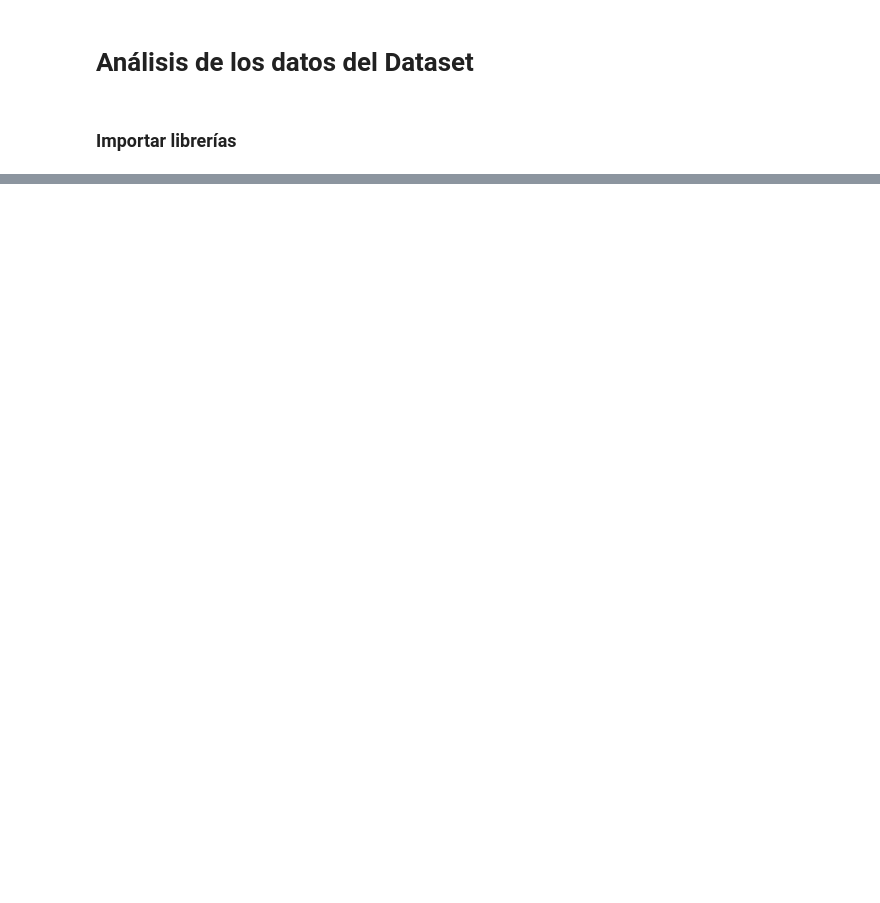
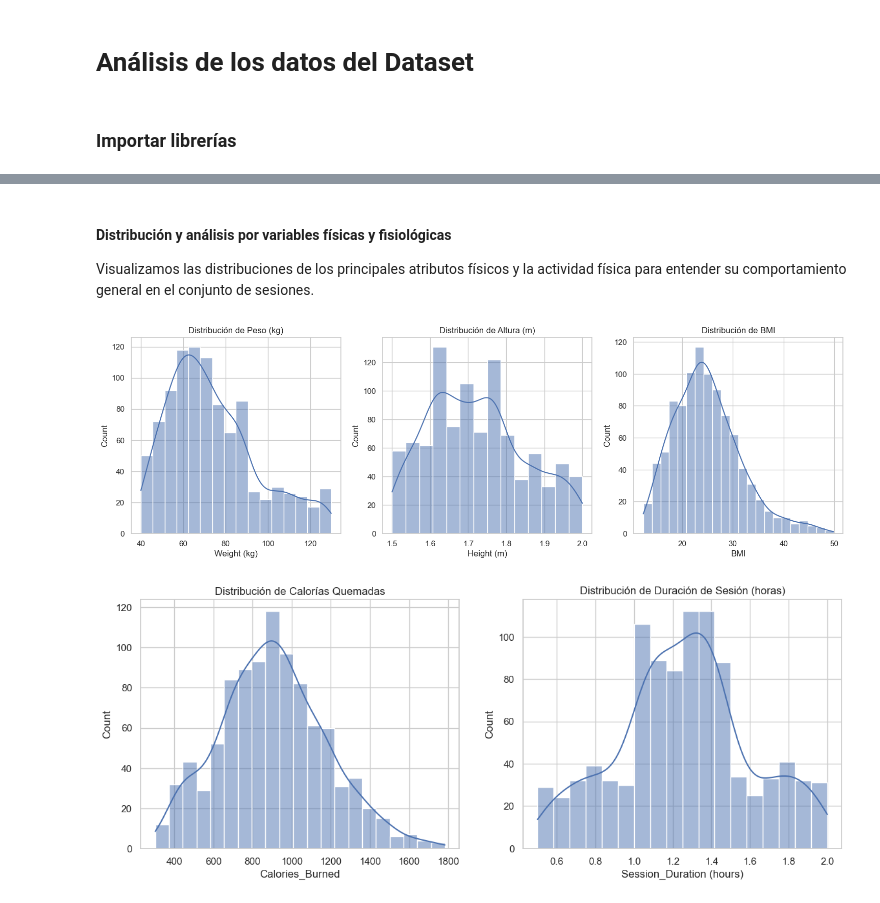
Before and after one commit to carlyg7/TFG, a Jupyter notebook: analisis_de_datos.ipynb, the cells around one changed output, grey strips where cells are left out. Drawn from its saved outputs; the diff is of its cells as text; code cells hidden in the pictures; blank space fills up the shorter version.

Commit message:
nueva version csv | analisis_datos | duplicados | preparacion clustering

```diff
--- a/analisis_de_datos.ipynb
+++ b/analisis_de_datos.ipynb
@@ -175,0 +13,3 @@ Name: count, dtype: int64
+# %%
+sns.set(style='whitegrid')
+plt.rcParams['figure.figsize'] = (12, 6)
@@ -175,0 +19,3 @@ Name: count, dtype: int64
+# %%
+dataset = pd.read_csv("archivo_gym_members_exercise_tracking_version2.csv")
+dataset.head()
@@ -175,0 +128,27 @@ Name: count, dtype: int64
+# %% [markdown]
+#### Distribución y análisis por variables físicas y fisiológicas
+Visualizamos las distribuciones de los principales atributos físicos y la actividad física para entender su comportamiento general en el conjunto de sesiones.
+# %%
+import matplotlib.pyplot as plt
+import seaborn as sns
+
+# Distribución de peso, altura y BMI
+fig, axs = plt.subplots(1, 3, figsize=(18,5))
+sns.histplot(dataset['Weight (kg)'], kde=True, ax=axs[0])
+axs[0].set_title('Distribución de Peso (kg)')
+sns.histplot(dataset['Height (m)'], kde=True, ax=axs[1])
+axs[1].set_title('Distribución de Altura (m)')
+sns.histplot(dataset['BMI'], kde=True, ax=axs[2])
+axs[2].set_title('Distribución de BMI')
+plt.show()
+
+# Distribución de calorías quemadas y duración sesión
+fig, axs = plt.subplots(1, 2, figsize=(14,5))
+sns.histplot(dataset['Calories_Burned'], kde=True, ax=axs[0])
+axs[0].set_title('Distribución de Calorías Quemadas')
+sns.histplot(dataset['Session_Duration (hours)'], kde=True, ax=axs[1])
+axs[1].set_title('Distribución de Duración de Sesión (horas)')
+plt.show()
+# %% [output]
+[figure, added]
+[figure, added]
```
Also changed, not shown: parts of 59 cells of this notebook, 7 other files.
